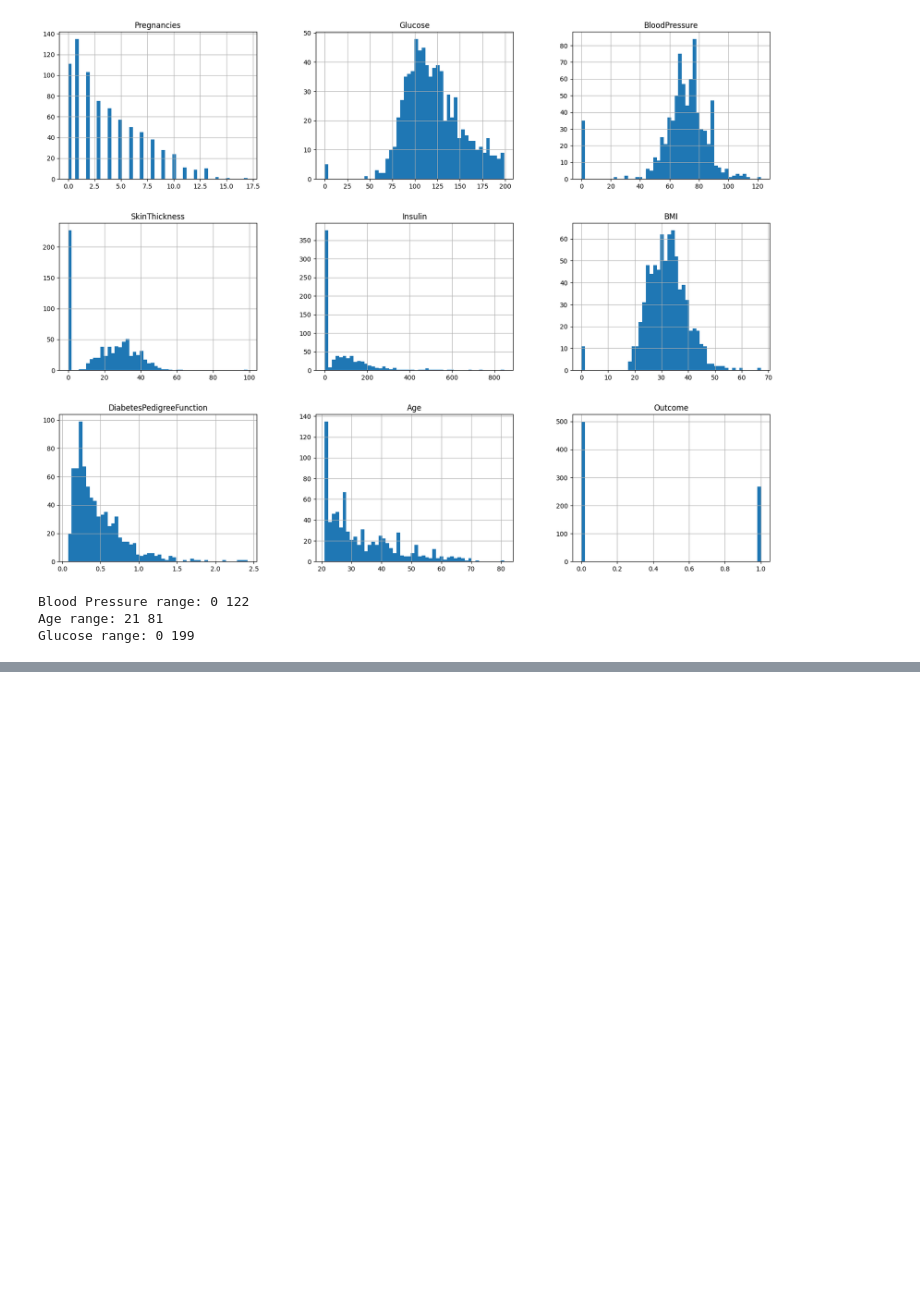
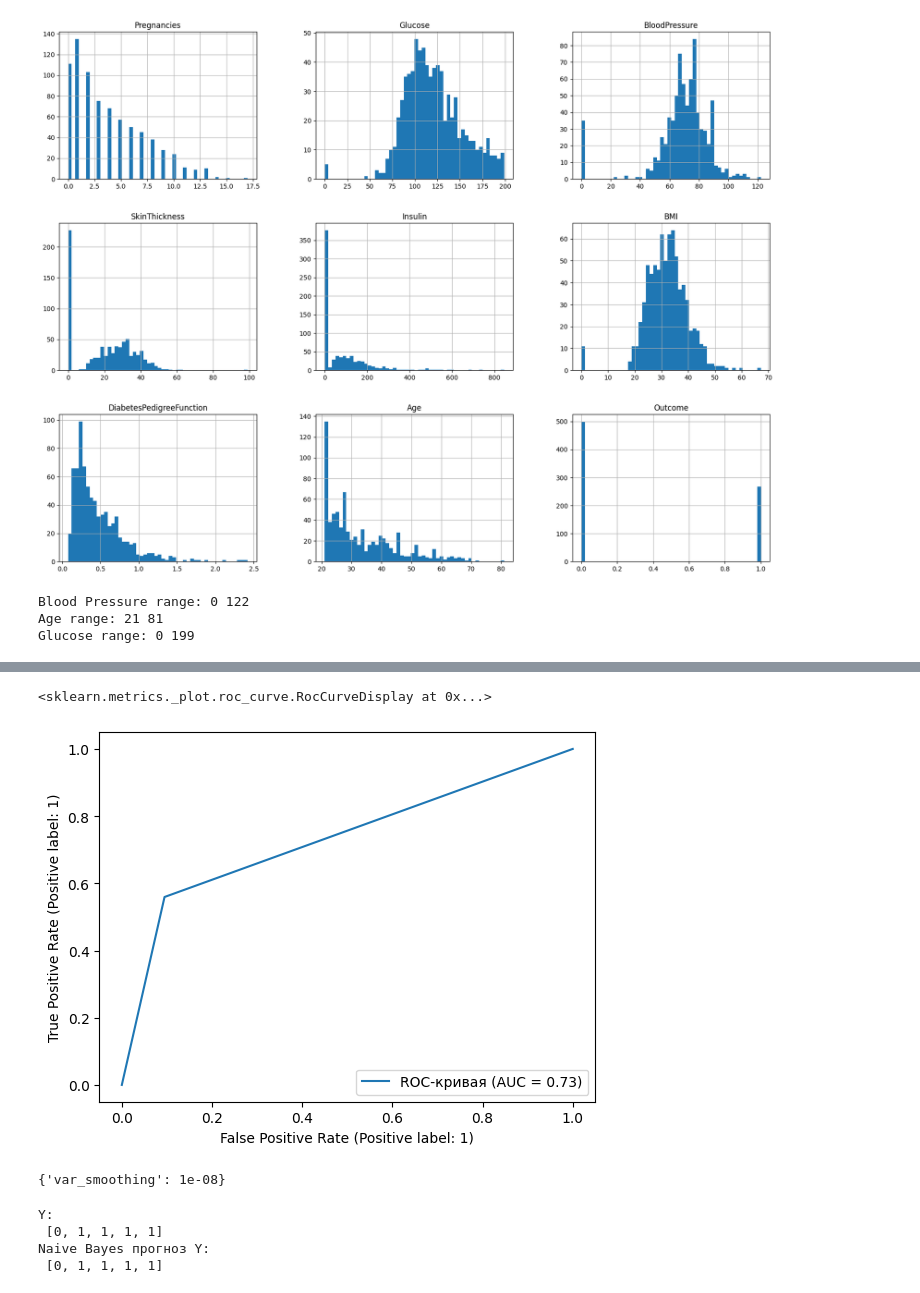
Before and after one commit to Akloni1/2_Lab_ML, a Jupyter notebook: Karpukhin_2Lab.ipynb, the cells around one changed output, grey strips where cells are left out. Cells and saved outputs as stored; diff of their text form; code cells hidden in the pictures; blank space fills up the shorter version.

```diff
--- a/Karpukhin_2Lab.ipynb
+++ b/Karpukhin_2Lab.ipynb
@@ -892,0 +325,6 @@ Name: Target, Length: 32561, dtype: int64
+# %%
+
+RocCurveDisplay.from_predictions(Y_test, Y_pred, name="ROC-кривая")
+# %% [output]
+<sklearn.metrics._plot.roc_curve.RocCurveDisplay at 0x...>
+[figure, added]
@@ -892,0 +335,33 @@ Name: Target, Length: 32561, dtype: int64
+# %%
+nBRegressor.get_params()
+param_grid = [
+    {
+        'var_smoothing':[0.00000001, 0.000001, 0.001]
+    }
+]
+grid_search = GridSearchCV(nBRegressor,param_grid=param_grid, cv=5, scoring='neg_mean_squared_error',return_train_score=True)
+grid_search.fit(data_prepared,Y)
+
+grid_search.best_params_
+# %% [output]
+{'var_smoothing': 1e-08}
+# %%
+nBRegressor = GaussianNB(var_smoothing=1e-08)
+nBRegressor.fit(data_train, Y_train)
+Y_pred = nBRegressor.predict(data_test)
+
+file = open('models/NaiveBayes.pkl', 'wb')
+pickle.dump(nBRegressor, file, pickle.HIGHEST_PROTOCOL)
+file.close()
+
+file = open('bestParams/NaiveBayesParameters.pkl', 'wb')
+pickle.dump(grid_search.best_params_, file, pickle.HIGHEST_PROTOCOL)
+file.close()
+
+print("Y:\n", list(Y_test.iloc[:5]))
+print("Naive Bayes прогноз Y:\n", list(Y_pred[:5]))
+# %% [output]
+Y:
+ [0, 1, 1, 1, 1]
+Naive Bayes прогноз Y:
+ [0, 1, 1, 1, 1]
```
Also changed, not shown: parts of 155 cells of this notebook, 15 other files.
